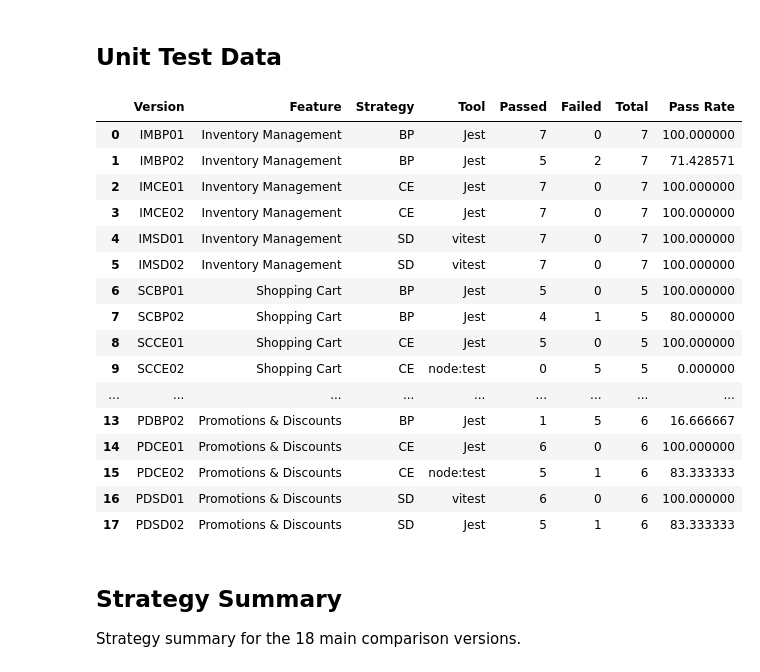
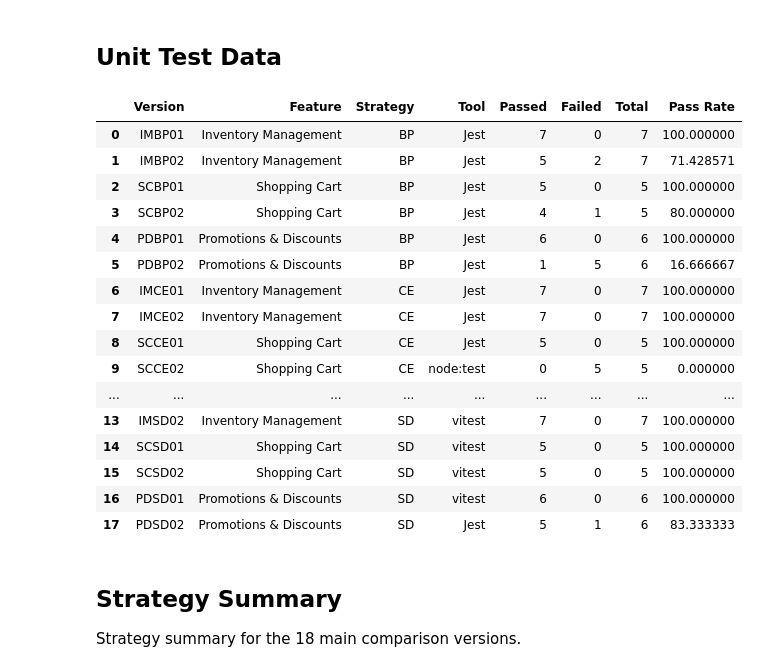
Before and after one commit to PhatchareePuangjai/chatGPT5, a Jupyter notebook: REPORTS/charts.ipynb, the cells around one changed output. Cells and saved outputs as stored; diff of their text form; code cells hidden in the pictures.

```diff
--- a/REPORTS/charts.ipynb
+++ b/REPORTS/charts.ipynb
@@ -51,48 +51,80 @@ unit_tests = pd.DataFrame([
     {"Version": "SCBP01", "Feature": "Shopping Cart", "Strategy": "BP", "Tool": "Jest", "Passed": 5, "Failed": 0, "Total": 5},
     {"Version": "SCBP02", "Feature": "Shopping Cart", "Strategy": "BP", "Tool": "Jest", "Passed": 4, "Failed": 1, "Total": 5},
     {"Version": "SCCE01", "Feature": "Shopping Cart", "Strategy": "CE", "Tool": "Jest", "Passed": 5, "Failed": 0, "Total": 5},
     {"Version": "SCCE02", "Feature": "Shopping Cart", "Strategy": "CE", "Tool": "node:test", "Passed": 0, "Failed": 5, "Total": 5},
     {"Version": "SCSD01", "Feature": "Shopping Cart", "Strategy": "SD", "Tool": "vitest", "Passed": 5, "Failed": 0, "Total": 5},
     {"Version": "SCSD02", "Feature": "Shopping Cart", "Strategy": "SD", "Tool": "vitest", "Passed": 5, "Failed": 0, "Total": 5},
     {"Version": "PDBP01", "Feature": "Promotions & Discounts", "Strategy": "BP", "Tool": "Jest", "Passed": 6, "Failed": 0, "Total": 6},
     {"Version": "PDBP02", "Feature": "Promotions & Discounts", "Strategy": "BP", "Tool": "Jest", "Passed": 1, "Failed": 5, "Total": 6},
     {"Version": "PDCE01", "Feature": "Promotions & Discounts", "Strategy": "CE", "Tool": "Jest", "Passed": 6, "Failed": 0, "Total": 6},
     {"Version": "PDCE02", "Feature": "Promotions & Discounts", "Strategy": "CE", "Tool": "node:test", "Passed": 5, "Failed": 1, "Total": 6},
     {"Version": "PDSD01", "Feature": "Promotions & Discounts", "Strategy": "SD", "Tool": "vitest", "Passed": 6, "Failed": 0, "Total": 6},
     {"Version": "PDSD02", "Feature": "Promotions & Discounts", "Strategy": "SD", "Tool": "Jest", "Passed": 5, "Failed": 1, "Total": 6},
 ])
 
 feature_order = ["Inventory Management", "Shopping Cart", "Promotions & Discounts"]
 strategy_order = ["BP", "CE", "SD"]
+strategy_names = {"BP": "Basic Prompting", "CE": "Context Engineering", "SD": "Spec-Driven Development"}
+feature_short_names = {
+    "Inventory Management": "Inventory Mgmt",
+    "Shopping Cart": "Shopping Cart",
+    "Promotions & Discounts": "Promos & Discounts",
+}
 version_order = [
-    "IMBP01", "IMBP02", "IMCE01", "IMCE02", "IMSD01", "IMSD02",
-    "SCBP01", "SCBP02", "SCCE01", "SCCE02", "SCSD01", "SCSD02",
-    "PDBP01", "PDBP02", "PDCE01", "PDCE02", "PDSD01", "PDSD02",
+    "IMBP01", "IMBP02", "SCBP01", "SCBP02", "PDBP01", "PDBP02",
+    "IMCE01", "IMCE02", "SCCE01", "SCCE02", "PDCE01", "PDCE02",
+    "IMSD01", "IMSD02", "SCSD01", "SCSD02", "PDSD01", "PDSD02",
 ]
+
+def contiguous_spans(values):
+    spans = []
+    start = 0
+    for idx in range(1, len(values) + 1):
+        if idx == len(values) or values[idx] != values[start]:
+            spans.append((start, idx, values[start]))
+            start = idx
+    return spans
+
+def draw_methodology_groups(ax, meta, y=-0.34, draw_feature_dividers=True):
+    strategy_spans = contiguous_spans(meta["Strategy"].tolist())
+    feature_spans = contiguous_spans(list(zip(meta["Strategy"], meta["Feature"])))
+    strategy_boundaries = {end for _, end, _ in strategy_spans[:-1]}
+
+    if draw_feature_dividers:
+        for start, _, _ in feature_spans[1:]:
+            if start not in strategy_boundaries:
+                ax.axvline(start - 0.5, color="#ced4da", linewidth=1, linestyle="--", alpha=0.9)
+
+    for start, _, _ in strategy_spans[1:]:
+        ax.axvline(start - 0.5, color="#495057", linewidth=1.6, linestyle="-", alpha=0.7)
+
+    for start, end, strategy in strategy_spans:
+        ax.text((start + end - 1) / 2, y, strategy_names[strategy], ha="center", va="top",
+                fontsize=10, fontweight="bold", transform=ax.get_xaxis_transform(), clip_on=False)
 
 unit_tests["Pass Rate"] = unit_tests["Passed"] / unit_tests["Total"] * 100
 unit_tests["Feature"] = pd.Categorical(unit_tests["Feature"], categories=feature_order, ordered=True)
 unit_tests["Strategy"] = pd.Categorical(unit_tests["Strategy"], categories=strategy_order, ordered=True)
 unit_tests["Version"] = pd.Categorical(unit_tests["Version"], categories=version_order, ordered=True)
 unit_tests = unit_tests.sort_values("Version").reset_index(drop=True)
 
 unit_tests
 # %% [output]
 |  | Version | Feature | Strategy | Tool | Passed | Failed | Total | Pass Rate |
 | 0 | IMBP01 | Inventory Management | BP | Jest | 7 | 0 | 7 | 100.000000 |
 | 1 | IMBP02 | Inventory Management | BP | Jest | 5 | 2 | 7 | 71.428571 |
-| 2 | IMCE01 | Inventory Management | CE | Jest | 7 | 0 | 7 | 100.000000 |
-| 3 | IMCE02 | Inventory Management | CE | Jest | 7 | 0 | 7 | 100.000000 |
-| 4 | IMSD01 | Inventory Management | SD | vitest | 7 | 0 | 7 | 100.000000 |
-| 5 | IMSD02 | Inventory Management | SD | vitest | 7 | 0 | 7 | 100.000000 |
-| 6 | SCBP01 | Shopping Cart | BP | Jest | 5 | 0 | 5 | 100.000000 |
-| 7 | SCBP02 | Shopping Cart | BP | Jest | 4 | 1 | 5 | 80.000000 |
+| 2 | SCBP01 | Shopping Cart | BP | Jest | 5 | 0 | 5 | 100.000000 |
+| 3 | SCBP02 | Shopping Cart | BP | Jest | 4 | 1 | 5 | 80.000000 |
+| 4 | PDBP01 | Promotions & Discounts | BP | Jest | 6 | 0 | 6 | 100.000000 |
+| 5 | PDBP02 | Promotions & Discounts | BP | Jest | 1 | 5 | 6 | 16.666667 |
+| 6 | IMCE01 | Inventory Management | CE | Jest | 7 | 0 | 7 | 100.000000 |
+| 7 | IMCE02 | Inventory Management | CE | Jest | 7 | 0 | 7 | 100.000000 |
 | 8 | SCCE01 | Shopping Cart | CE | Jest | 5 | 0 | 5 | 100.000000 |
 | 9 | SCCE02 | Shopping Cart | CE | node:test | 0 | 5 | 5 | 0.000000 |
 | ... | ... | ... | ... | ... | ... | ... | ... | ... |
-| 13 | PDBP02 | Promotions & Discounts | BP | Jest | 1 | 5 | 6 | 16.666667 |
-| 14 | PDCE01 | Promotions & Discounts | CE | Jest | 6 | 0 | 6 | 100.000000 |
-| 15 | PDCE02 | Promotions & Discounts | CE | node:test | 5 | 1 | 6 | 83.333333 |
+| 13 | IMSD02 | Inventory Management | SD | vitest | 7 | 0 | 7 | 100.000000 |
+| 14 | SCSD01 | Shopping Cart | SD | vitest | 5 | 0 | 5 | 100.000000 |
+| 15 | SCSD02 | Shopping Cart | SD | vitest | 5 | 0 | 5 | 100.000000 |
 | 16 | PDSD01 | Promotions & Discounts | SD | vitest | 6 | 0 | 6 | 100.000000 |
 | 17 | PDSD02 | Promotions & Discounts | SD | Jest | 5 | 1 | 6 | 83.333333 |
 # %% [markdown]
```
Also changed, not shown: parts of 11 cells of this notebook, 7 other files.
